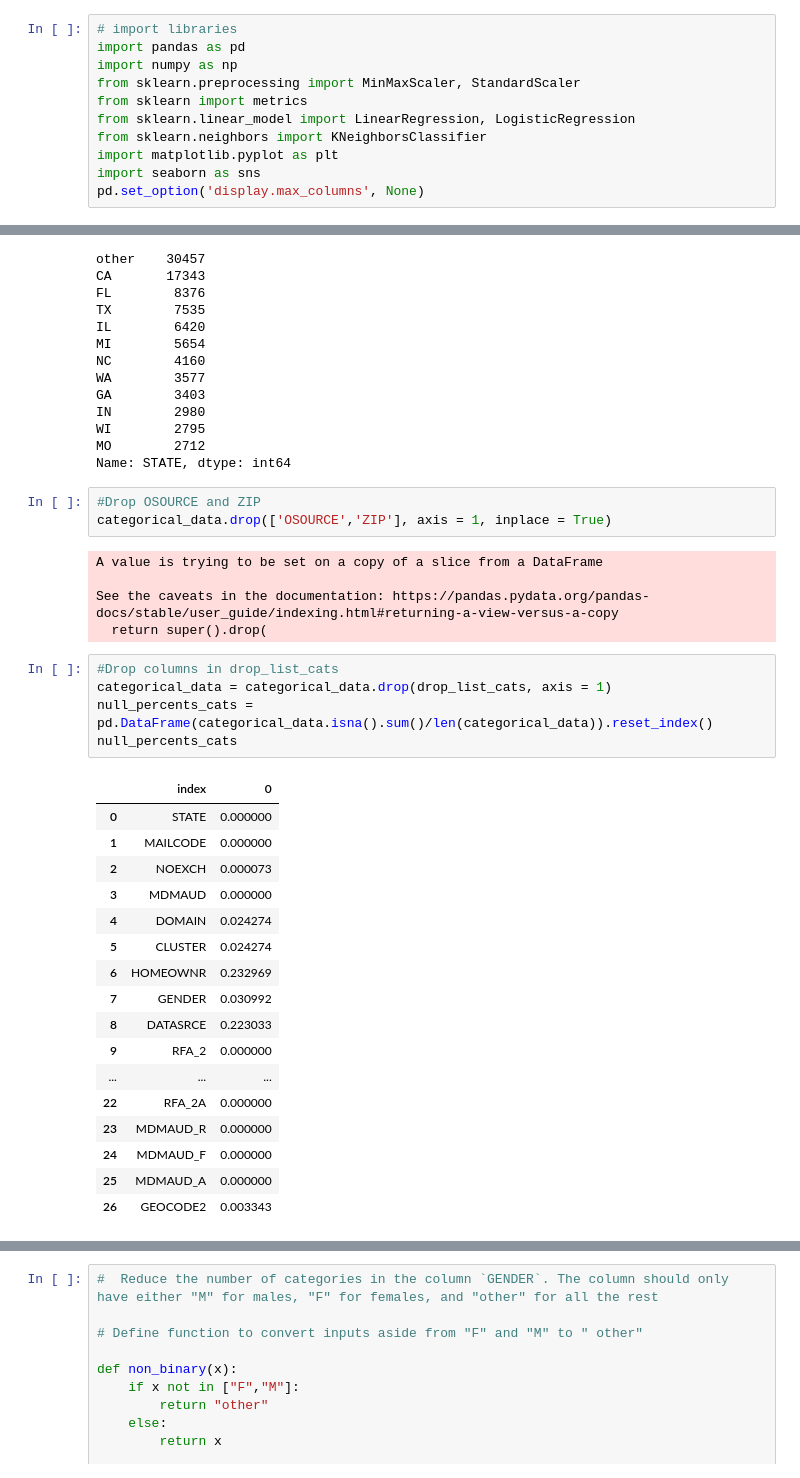
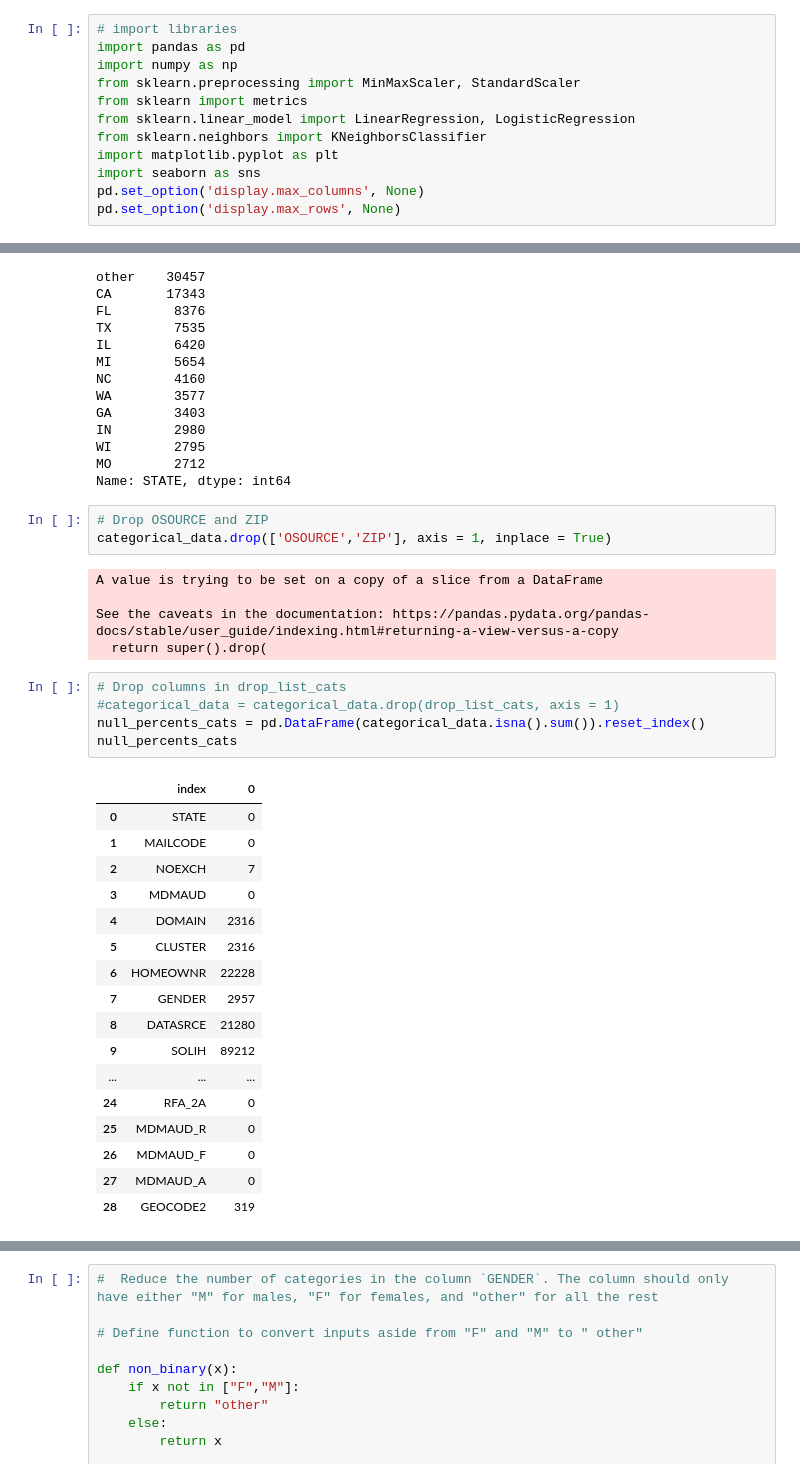
Before and after one commit to CallmeIshmaelH/lab-revisiting-machine-learning, a Jupyter notebook: LAB_6.09_revisiting_machine_learning.ipynb, the cells around one changed output, grey strips where cells are left out. Drawn from its saved outputs; the diff is of its cells as text.

```diff
--- a/LAB_6.09_revisiting_machine_learning.ipynb
+++ b/LAB_6.09_revisiting_machine_learning.ipynb
@@ -28,6 +28,7 @@ from sklearn.neighbors import KNeighborsClassifier
 import matplotlib.pyplot as plt
 import seaborn as sns
 pd.set_option('display.max_columns', None)
+pd.set_option('display.max_rows', None)
 # %%
 # import data as a data frame.
 labdata = pd.read_csv('C:/Users/Ish/Documents/Ironhack Bootcamp/Unit 6/Day 5/learningSet.csv')
@@ -261,7 +252,7 @@ WI        2795
 MO        2712
 Name: STATE, dtype: int64
 # %%
-#Drop OSOURCE and ZIP
+# Drop OSOURCE and ZIP
 categorical_data.drop(['OSOURCE','ZIP'], axis = 1, inplace = True)
 # %% [output]
 A value is trying to be set on a copy of a slice from a DataFrame
@@ -269,25 +260,25 @@ A value is trying to be set on a copy of a slice from a DataFrame
 See the caveats in the documentation: https://pandas.pydata.org/pandas-docs/stable/user_guide/indexing.html#returning-a-view-versus-a-copy
   return super().drop(
 # %%
-#Drop columns in drop_list_cats
-categorical_data = categorical_data.drop(drop_list_cats, axis = 1)
-null_percents_cats = pd.DataFrame(categorical_data.isna().sum()/len(categorical_data)).reset_index()
+# Drop columns in drop_list_cats
+#categorical_data = categorical_data.drop(drop_list_cats, axis = 1)
+null_percents_cats = pd.DataFrame(categorical_data.isna().sum()).reset_index()
 null_percents_cats
 # %% [output]
 |  | index | 0 |
-| 0 | STATE | 0.000000 |
-| 1 | MAILCODE | 0.000000 |
-| 2 | NOEXCH | 0.000073 |
-| 3 | MDMAUD | 0.000000 |
-| 4 | DOMAIN | 0.024274 |
-| 5 | CLUSTER | 0.024274 |
-| 6 | HOMEOWNR | 0.232969 |
-| 7 | GENDER | 0.030992 |
-| 8 | DATASRCE | 0.223033 |
-| 9 | RFA_2 | 0.000000 |
+| 0 | STATE | 0 |
+| 1 | MAILCODE | 0 |
+| 2 | NOEXCH | 7 |
+| 3 | MDMAUD | 0 |
+| 4 | DOMAIN | 2316 |
+| 5 | CLUSTER | 2316 |
+| 6 | HOMEOWNR | 22228 |
+| 7 | GENDER | 2957 |
+| 8 | DATASRCE | 21280 |
+| 9 | SOLIH | 89212 |
 | ... | ... | ... |
-| 22 | RFA_2A | 0.000000 |
-| 23 | MDMAUD_R | 0.000000 |
-| 24 | MDMAUD_F | 0.000000 |
-| 25 | MDMAUD_A | 0.000000 |
-| 26 | GEOCODE2 | 0.003343 |
+| 24 | RFA_2A | 0 |
+| 25 | MDMAUD_R | 0 |
+| 26 | MDMAUD_F | 0 |
+| 27 | MDMAUD_A | 0 |
+| 28 | GEOCODE2 | 319 |
```
Also changed, not shown: parts of 26 cells of this notebook, 1 other file.
